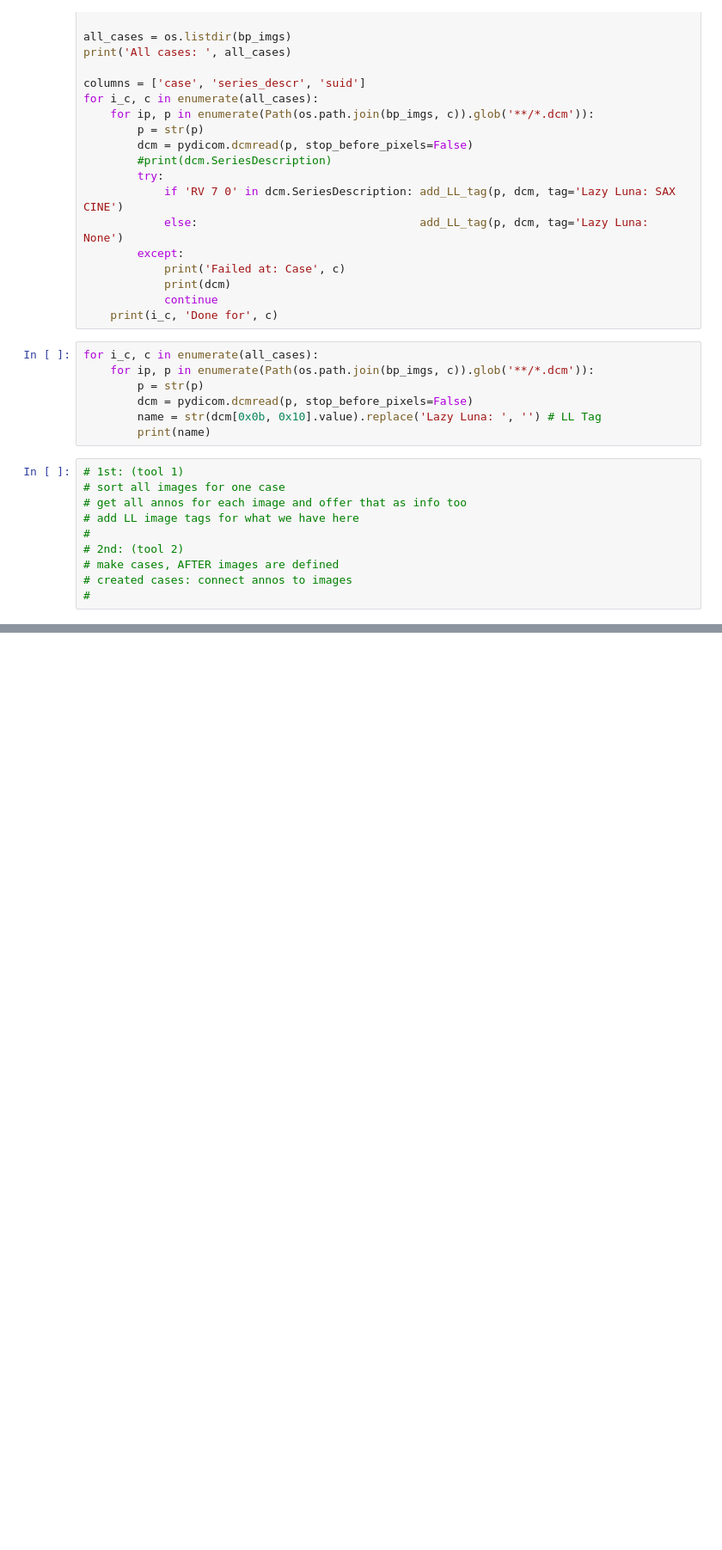
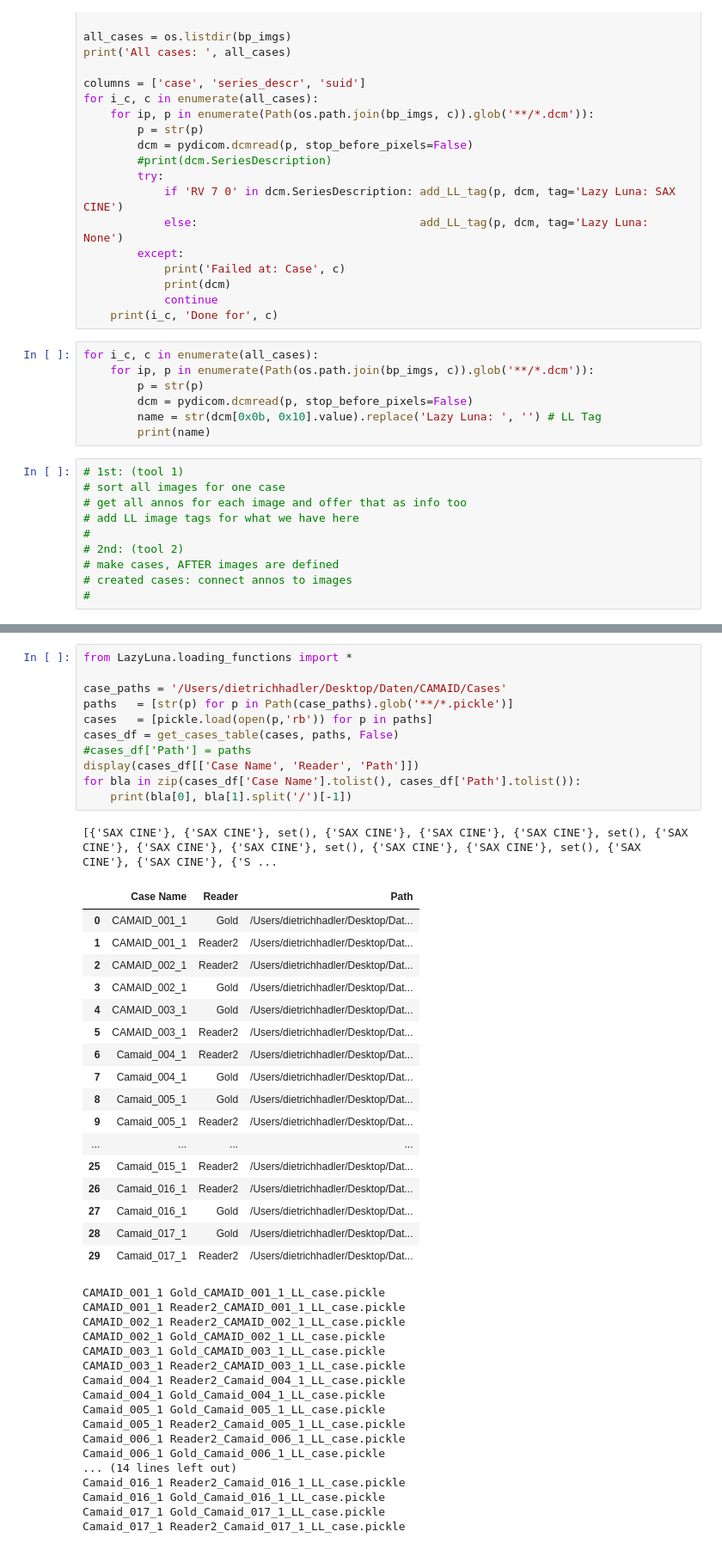
Before and after one commit to thadler/LazyLuna, a Jupyter notebook: Notebooks/TestingCamaid.ipynb, the cells around one changed output, grey strips where cells are left out. Shown at 86% size. Drawn from its saved outputs; the diff is of its cells as text; blank space fills up the shorter version.

```diff
--- a/Notebooks/TestingCamaid.ipynb
+++ b/Notebooks/TestingCamaid.ipynb
@@ -191,0 +179,47 @@ SAX CINE 540, SAX CS 0, SAX T1 0, SAX T2 0, LAX 2CV 0, LAX 3CV 0, LAX 4CV 0, SAX
+# %%
+from LazyLuna.loading_functions import *
+
+case_paths = '/Users/dietrichhadler/Desktop/Daten/CAMAID/Cases'
+paths   = [str(p) for p in Path(case_paths).glob('**/*.pickle')]
+cases   = [pickle.load(open(p,'rb')) for p in paths]
+cases_df = get_cases_table(cases, paths, False)
+#cases_df['Path'] = paths
+display(cases_df[['Case Name', 'Reader', 'Path']])
+for bla in zip(cases_df['Case Name'].tolist(), cases_df['Path'].tolist()):
+    print(bla[0], bla[1].split('/')[-1])
+# %% [output]
+[{'SAX CINE'}, {'SAX CINE'}, set(), {'SAX CINE'}, {'SAX CINE'}, {'SAX CINE'}, set(), {'SAX CINE'}, {'SAX CINE'}, {'SAX CINE'}, set(), {'SAX CINE'}, {'SAX CINE'}, set(), {'SAX CINE'}, {'SAX CINE'}, {'S ...
+|  | Case Name | Reader | Path |
+| 0 | CAMAID_001_1 | Gold | /Users/dietrichhadler/Desktop/Dat... |
+| 1 | CAMAID_001_1 | Reader2 | /Users/dietrichhadler/Desktop/Dat... |
+| 2 | CAMAID_002_1 | Reader2 | /Users/dietrichhadler/Desktop/Dat... |
+| 3 | CAMAID_002_1 | Gold | /Users/dietrichhadler/Desktop/Dat... |
+| 4 | CAMAID_003_1 | Gold | /Users/dietrichhadler/Desktop/Dat... |
+| 5 | CAMAID_003_1 | Reader2 | /Users/dietrichhadler/Desktop/Dat... |
+| 6 | Camaid_004_1 | Reader2 | /Users/dietrichhadler/Desktop/Dat... |
+| 7 | Camaid_004_1 | Gold | /Users/dietrichhadler/Desktop/Dat... |
+| 8 | Camaid_005_1 | Gold | /Users/dietrichhadler/Desktop/Dat... |
+| 9 | Camaid_005_1 | Reader2 | /Users/dietrichhadler/Desktop/Dat... |
+| ... | ... | ... | ... |
+| 25 | Camaid_015_1 | Reader2 | /Users/dietrichhadler/Desktop/Dat... |
+| 26 | Camaid_016_1 | Reader2 | /Users/dietrichhadler/Desktop/Dat... |
+| 27 | Camaid_016_1 | Gold | /Users/dietrichhadler/Desktop/Dat... |
+| 28 | Camaid_017_1 | Gold | /Users/dietrichhadler/Desktop/Dat... |
+| 29 | Camaid_017_1 | Reader2 | /Users/dietrichhadler/Desktop/Dat... |
+CAMAID_001_1 Gold_CAMAID_001_1_LL_case.pickle
+CAMAID_001_1 Reader2_CAMAID_001_1_LL_case.pickle
+CAMAID_002_1 Reader2_CAMAID_002_1_LL_case.pickle
+CAMAID_002_1 Gold_CAMAID_002_1_LL_case.pickle
+CAMAID_003_1 Gold_CAMAID_003_1_LL_case.pickle
+CAMAID_003_1 Reader2_CAMAID_003_1_LL_case.pickle
+Camaid_004_1 Reader2_Camaid_004_1_LL_case.pickle
+Camaid_004_1 Gold_Camaid_004_1_LL_case.pickle
+Camaid_005_1 Gold_Camaid_005_1_LL_case.pickle
+Camaid_005_1 Reader2_Camaid_005_1_LL_case.pickle
+Camaid_006_1 Reader2_Camaid_006_1_LL_case.pickle
+Camaid_006_1 Gold_Camaid_006_1_LL_case.pickle
+... (14 lines left out)
+Camaid_016_1 Reader2_Camaid_016_1_LL_case.pickle
+Camaid_016_1 Gold_Camaid_016_1_LL_case.pickle
+Camaid_017_1 Gold_Camaid_017_1_LL_case.pickle
+Camaid_017_1 Reader2_Camaid_017_1_LL_case.pickle
```
Also changed, not shown: parts of 5 cells of this notebook, 10 other files.
